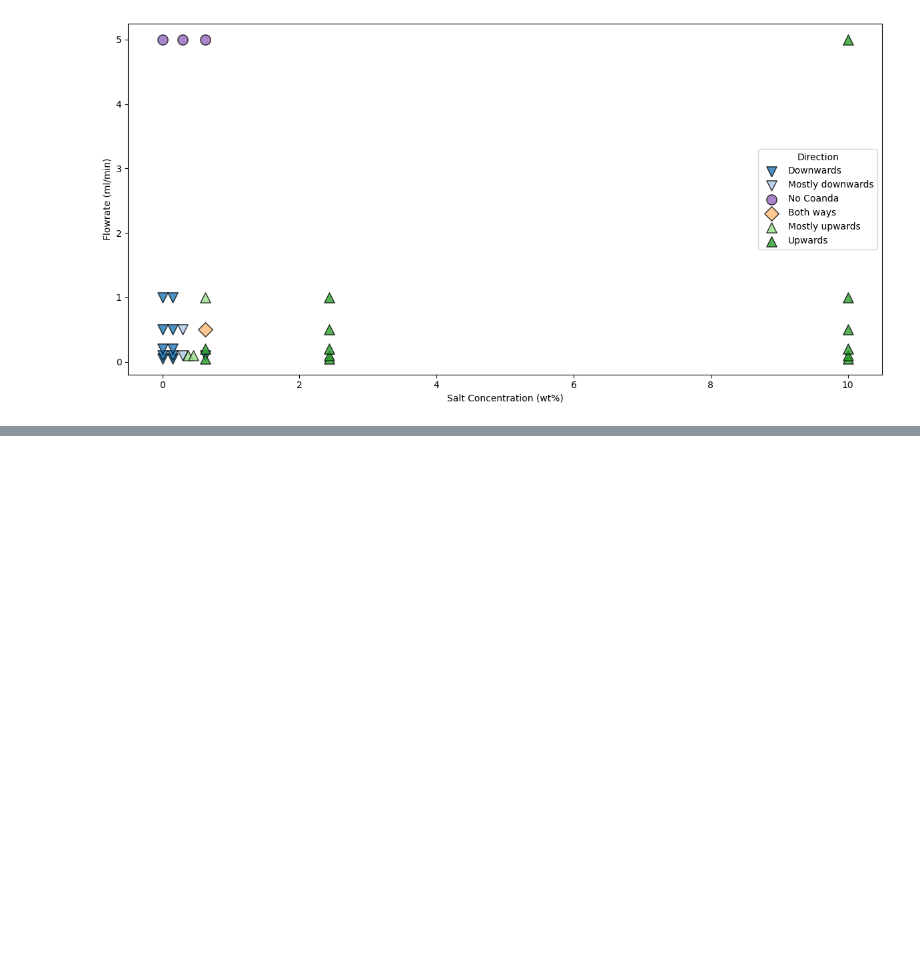
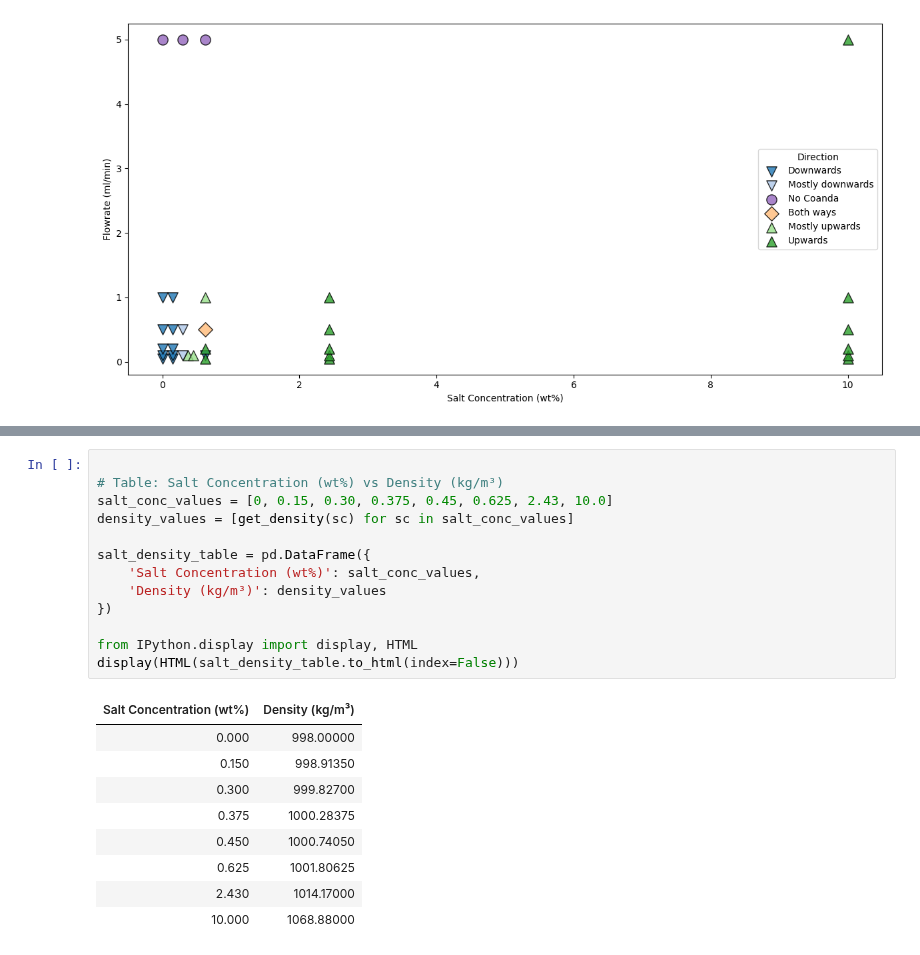
Before and after one commit to ottoittikorn/Projects, a Jupyter notebook: Coanda_results.ipynb, the cells around one changed output, grey strips where cells are left out. Drawn from its saved outputs; the diff is of its cells as text; blank space fills up the shorter version.

```diff
--- a/Coanda_results.ipynb
+++ b/Coanda_results.ipynb
@@ -309,0 +318,23 @@ plt.show()
+# %%
+
+# Table: Salt Concentration (wt%) vs Density (kg/m³)
+salt_conc_values = [0, 0.15, 0.30, 0.375, 0.45, 0.625, 2.43, 10.0]
+density_values = [get_density(sc) for sc in salt_conc_values]
+
+salt_density_table = pd.DataFrame({
+    'Salt Concentration (wt%)': salt_conc_values,
+    'Density (kg/m³)': density_values
+})
+
+from IPython.display import display, HTML
+display(HTML(salt_density_table.to_html(index=False)))
+# %% [output]
+| Salt Concentration (wt%) | Density (kg/m³) |
+| 0.000 | 998.00000 |
+| 0.150 | 998.91350 |
+| 0.300 | 999.82700 |
+| 0.375 | 1000.28375 |
+| 0.450 | 1000.74050 |
+| 0.625 | 1001.80625 |
+| 2.430 | 1014.17000 |
+| 10.000 | 1068.88000 |
```
Also changed, not shown: parts of 4 cells of this notebook.
